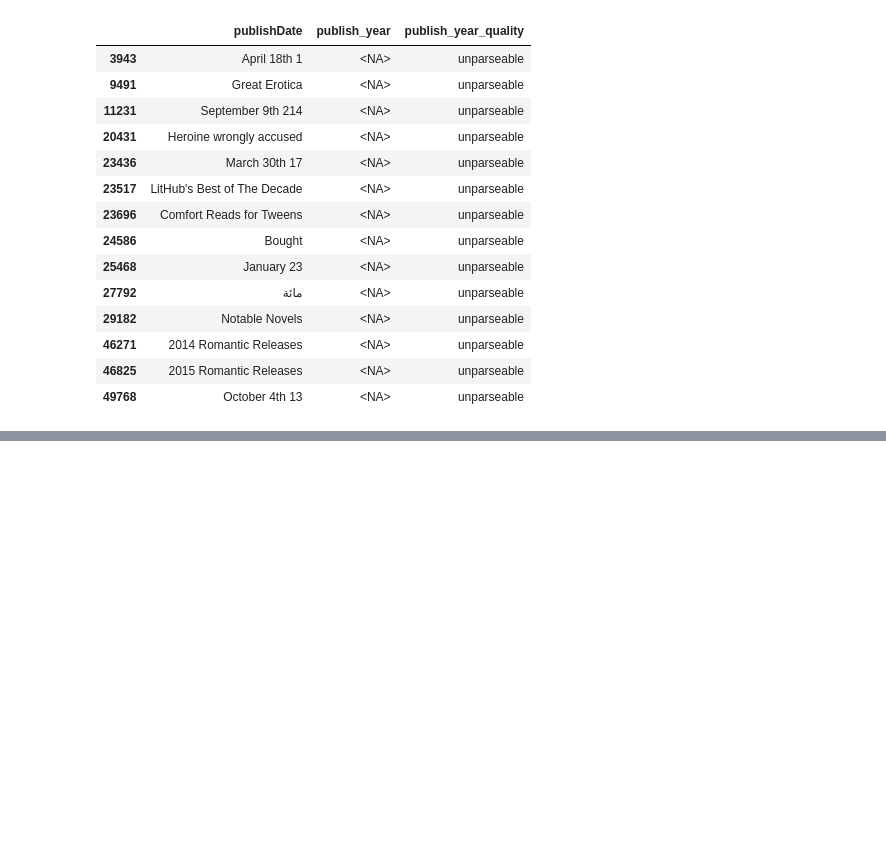
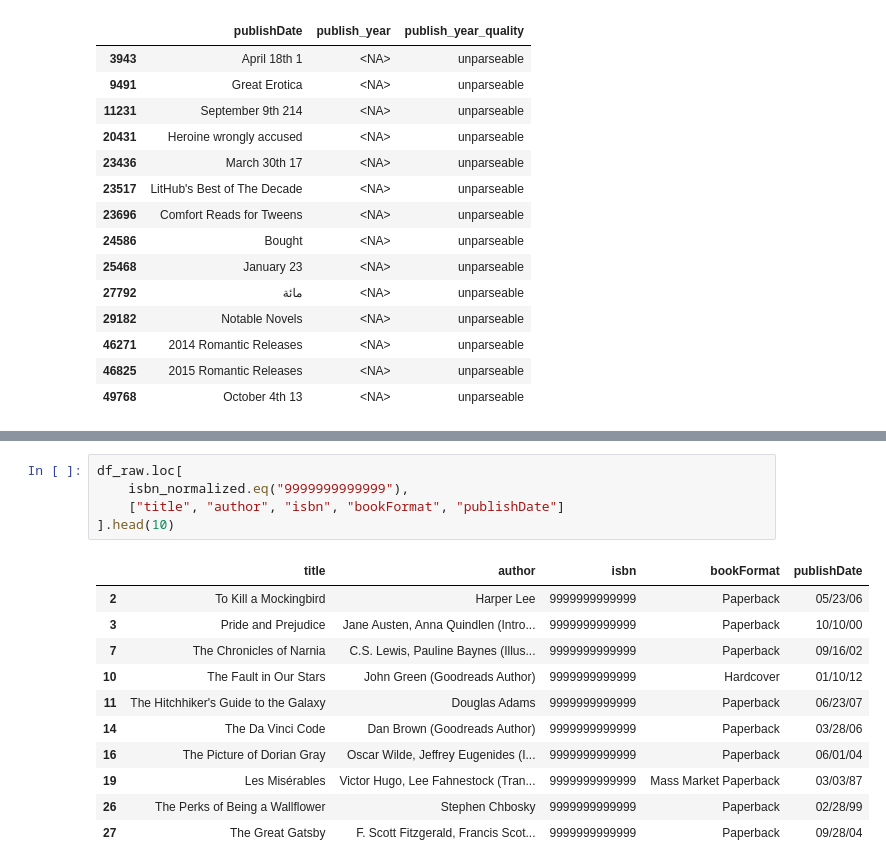
Before and after one commit to esabaliauskaite/book-dataset-analysis, a Jupyter notebook: notebooks/01_data_audit.ipynb, the cells around one changed output, grey strips where cells are left out. Cells and saved outputs as stored; diff of their text form; blank space fills up the shorter version.

Commit message:
ISBN validity finished

```diff
--- a/notebooks/01_data_audit.ipynb
+++ b/notebooks/01_data_audit.ipynb
@@ -967,0 +1065,17 @@ df_raw.loc[
+# %%
+df_raw.loc[
+    isbn_normalized.eq("9999999999999"),
+    ["title", "author", "isbn", "bookFormat", "publishDate"]
+].head(10)
+# %% [output]
+|  | title | author | isbn | bookFormat | publishDate |
+| 2 | To Kill a Mockingbird | Harper Lee | 9999999999999 | Paperback | 05/23/06 |
+| 3 | Pride and Prejudice | Jane Austen, Anna Quindlen (Intro... | 9999999999999 | Paperback | 10/10/00 |
+| 7 | The Chronicles of Narnia | C.S. Lewis, Pauline Baynes (Illus... | 9999999999999 | Paperback | 09/16/02 |
+| 10 | The Fault in Our Stars | John Green (Goodreads Author) | 9999999999999 | Hardcover | 01/10/12 |
+| 11 | The Hitchhiker's Guide to the Galaxy | Douglas Adams | 9999999999999 | Paperback | 06/23/07 |
+| 14 | The Da Vinci Code | Dan Brown (Goodreads Author) | 9999999999999 | Paperback | 03/28/06 |
+| 16 | The Picture of Dorian Gray | Oscar Wilde, Jeffrey Eugenides (I... | 9999999999999 | Paperback | 06/01/04 |
+| 19 | Les Misérables | Victor Hugo, Lee Fahnestock (Tran... | 9999999999999 | Mass Market Paperback | 03/03/87 |
+| 26 | The Perks of Being a Wallflower | Stephen Chbosky | 9999999999999 | Paperback | 02/28/99 |
+| 27 | The Great Gatsby | F. Scott Fitzgerald, Francis Scot... | 9999999999999 | Paperback | 09/28/04 |
```
Also changed, not shown: parts of 13 cells of this notebook.
